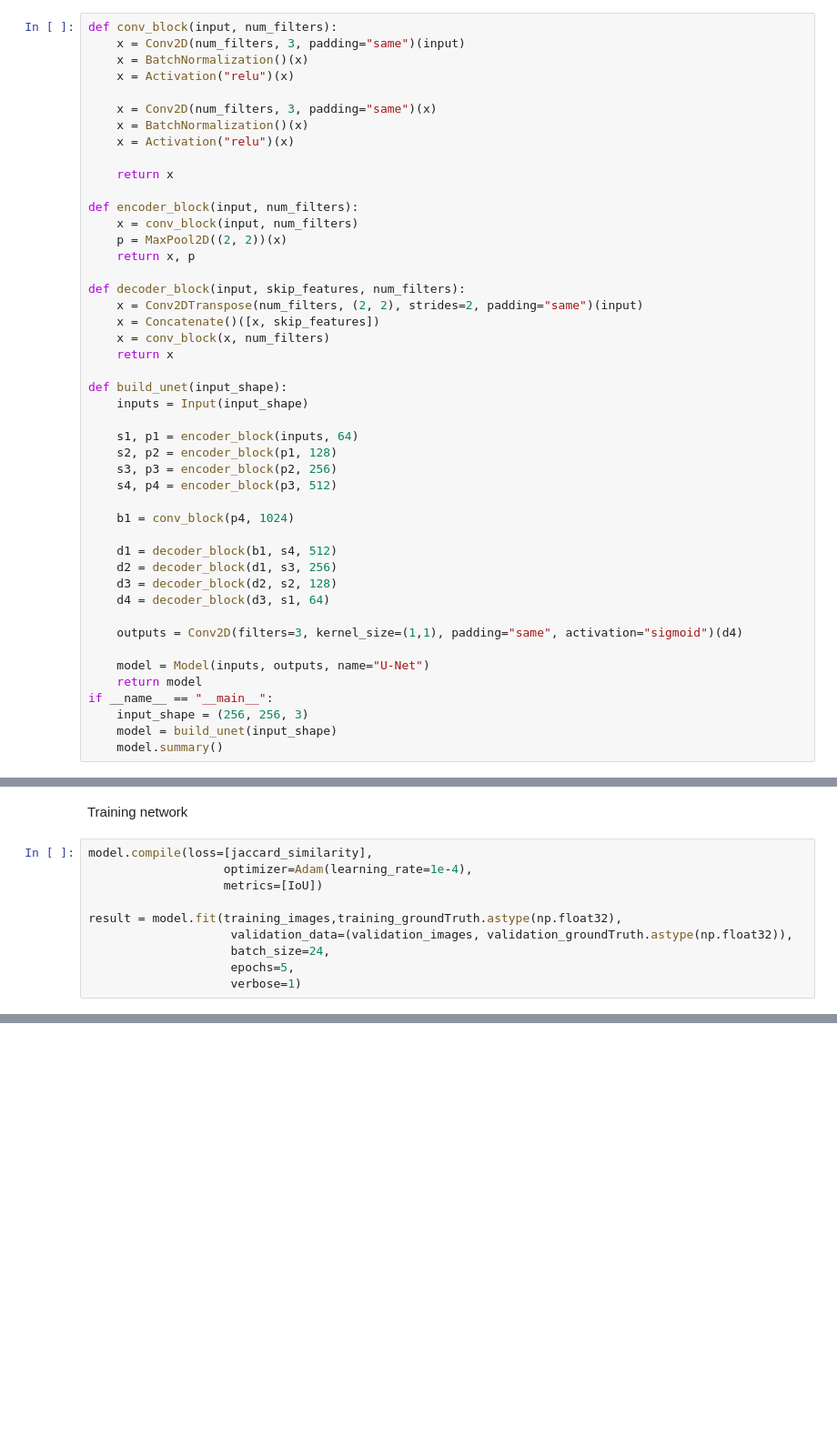
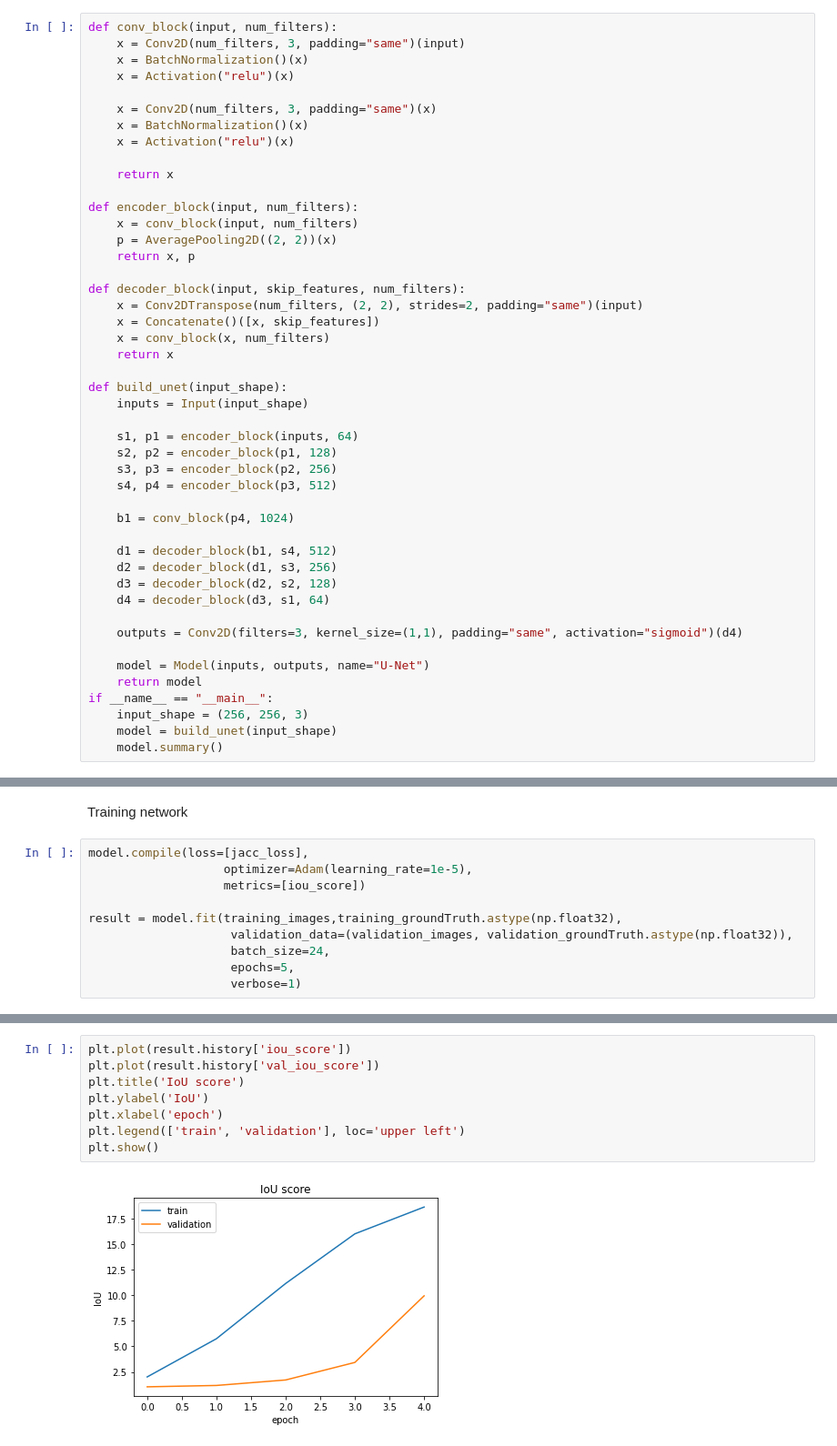
Before and after one commit to AlaaIraqy/lesion_segmentation, a Jupyter notebook: cv-assignment4-unet.ipynb, the cells around one changed output, grey strips where cells are left out. Shown at 91% size. Drawn from its saved outputs; the diff is of its cells as text; blank space fills up the shorter version.

```diff
--- a/cv-assignment4-unet.ipynb
+++ b/cv-assignment4-unet.ipynb
@@ -140,7 +147,7 @@ def conv_block(input, num_filters):
 
 def encoder_block(input, num_filters):
     x = conv_block(input, num_filters)
-    p = MaxPool2D((2, 2))(x)
+    p = AveragePooling2D((2, 2))(x)
     return x, p
 
 def decoder_block(input, skip_features, num_filters):
@@ -211,9 +279,9 @@ def jacc_loss(y_true, y_pred):
 # %% [markdown]
 Training network
 # %%
-model.compile(loss=[jaccard_similarity],
-                   optimizer=Adam(learning_rate=1e-4),
-                   metrics=[IoU])
+model.compile(loss=[jacc_loss],
+                   optimizer=Adam(learning_rate=1e-5),
+                   metrics=[iou_score])
 
 result = model.fit(training_images,training_groundTruth.astype(np.float32),
                     validation_data=(validation_images, validation_groundTruth.astype(np.float32)),
@@ -222,0 +306,10 @@ result = model.fit(training_images,training_groundTruth.astype(np.float32),
+# %%
+plt.plot(result.history['iou_score'])
+plt.plot(result.history['val_iou_score'])
+plt.title('IoU score')
+plt.ylabel('IoU')
+plt.xlabel('epoch')
+plt.legend(['train', 'validation'], loc='upper left')
+plt.show()
+# %% [output]
+[figure, added]
```
Also changed, not shown: parts of 8 cells of this notebook.
